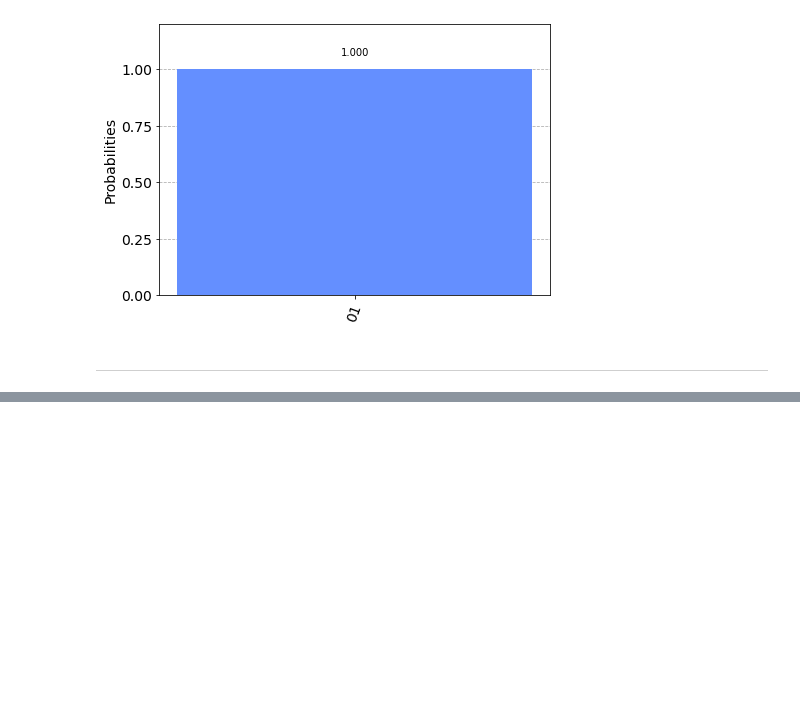
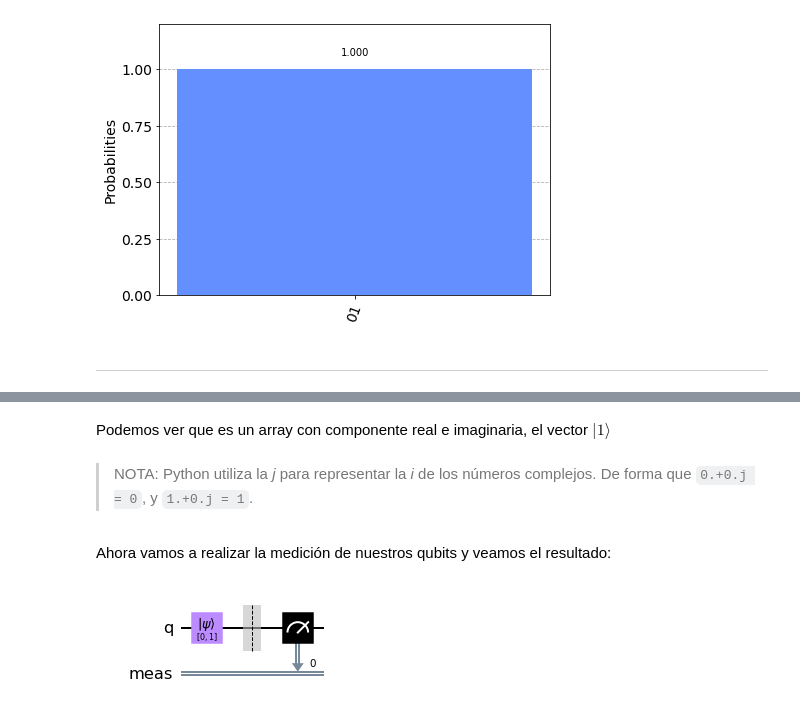
Before and after one commit to abdielgv162/Quantum_Computing, a Jupyter notebook: Qiskit_Notebook/1_EstadosCuanticos_y_Qubits.ipynb, the cells around one changed output, grey strips where cells are left out. Drawn from its saved outputs; the diff is of its cells as text; code cells hidden in the pictures; blank space fills up the shorter version.

```diff
--- a/Qiskit_Notebook/1_EstadosCuanticos_y_Qubits.ipynb
+++ b/Qiskit_Notebook/1_EstadosCuanticos_y_Qubits.ipynb
@@ -467,0 +627,7 @@ from qiskit.visualization import plot_bloch_multivector
+# %%
+svsim = Aer.get_backend('statevector_simulator') # Seleccionamos el simulador
+qc = QuantumCircuit(1) # Creamos el circuito cuántico
+initial_state = [0,1] # Fijamos el vector del estado inicial
+qc.initialize(initial_state , 0) # Iniciamos nuestro qubit 0 en ese estado
+qobj = assemble(qc) # Convertimos el circuito en un objeto que reconoce el simulador
+result = svsim.run(qobj).result() # Ejecutamos el circuito pasando el objeto anterior y obtenemos el resultado
@@ -467,0 +641,11 @@ from qiskit.visualization import plot_bloch_multivector
+# %% [markdown]
+Podemos ver que es un array con componente real e imaginaria, el vector $|1\rangle$
+# %% [markdown]
+> NOTA: Python utiliza la *j* para representar la *i* de los números complejos. De forma que `0.+0.j = 0`, y `1.+0.j = 1`.
+# %% [markdown]
+Ahora vamos a realizar la medición de nuestros qubits y veamos el resultado:
+# %%
+qc.measure_all()
+qc.draw('mpl')
+# %% [output]
+[figure, added]
```
Also changed, not shown: parts of 66 cells of this notebook.
